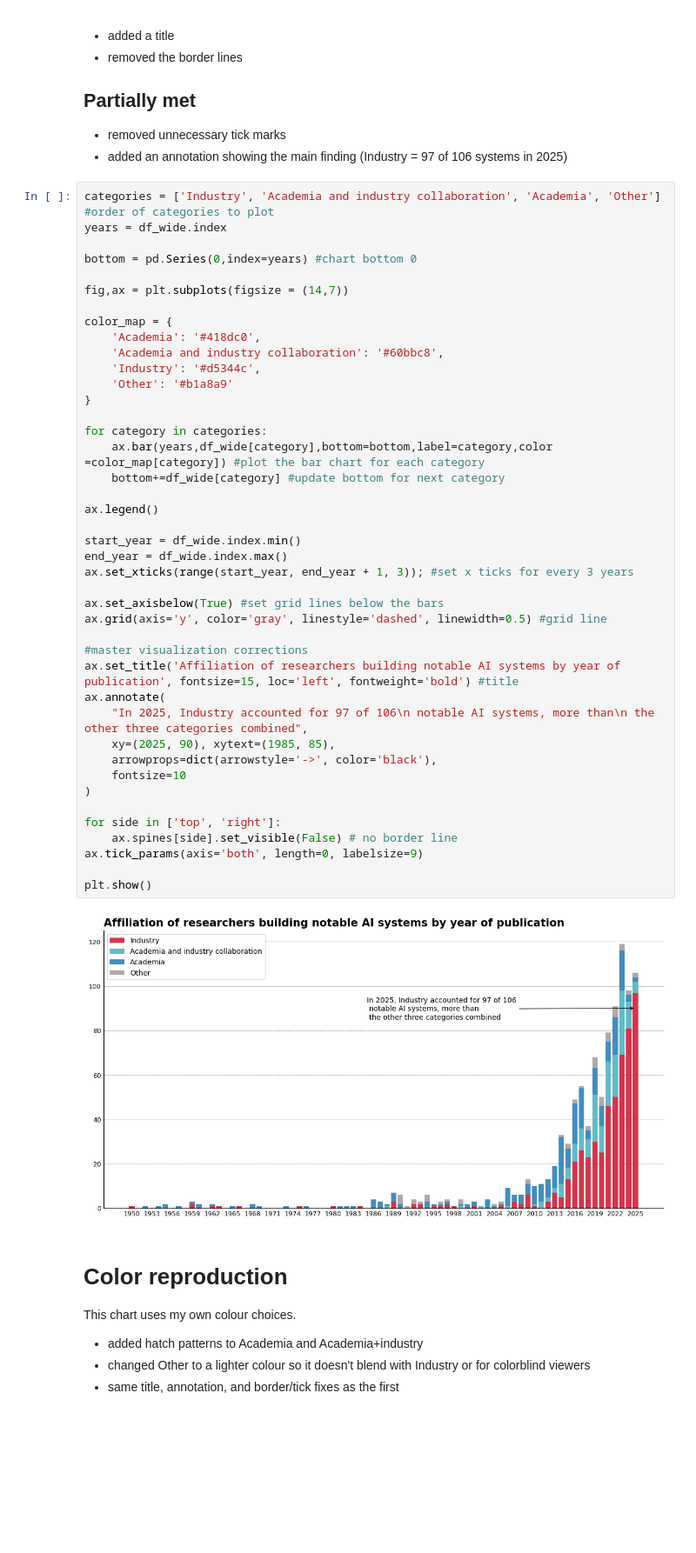
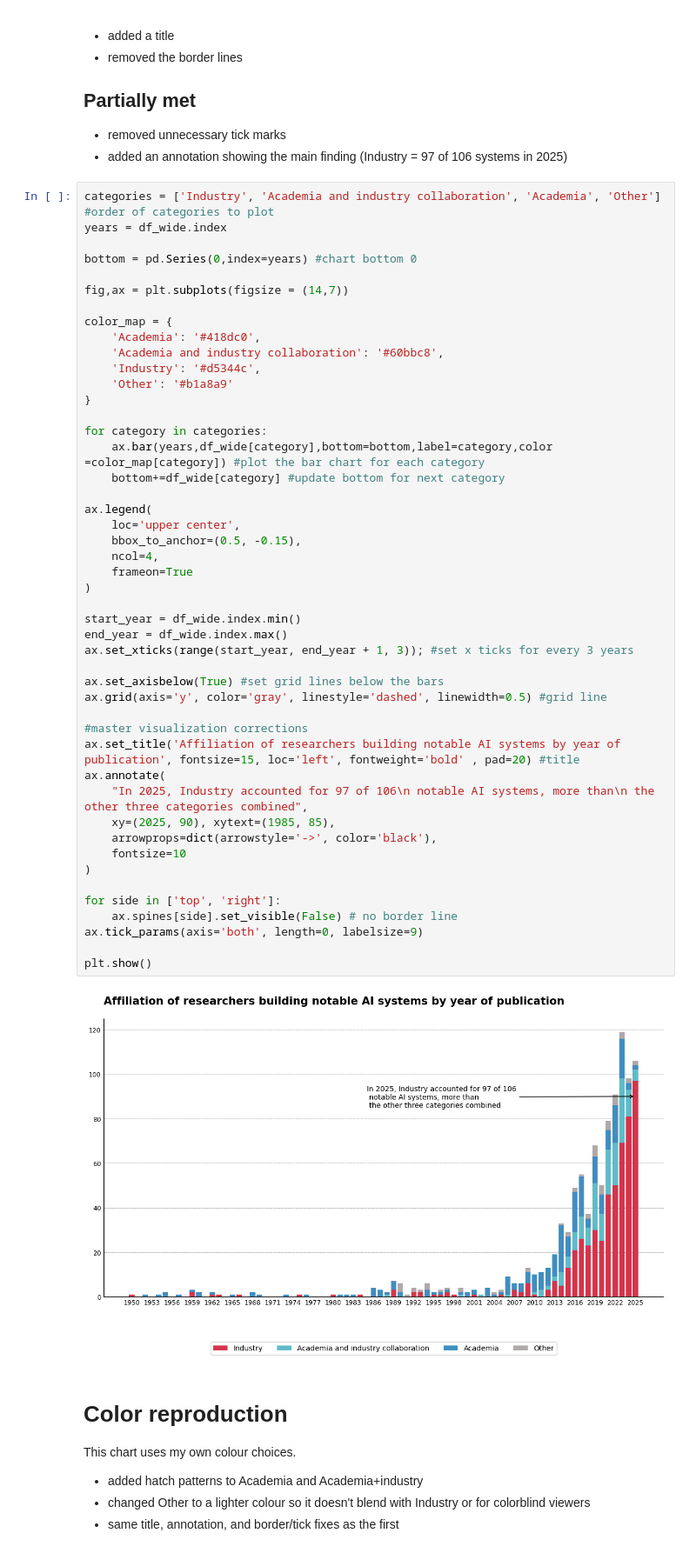
Before and after one commit to SadewCThanapathy/SadewCThanapathy.github.io, a Jupyter notebook: affiliation-researchers-building-artificial-intelligence-systems-all/module6_notebook.ipynb, the cells around one changed output. Shown at 87% size. Cells and saved outputs as stored; diff of their text form; blank space fills up the shorter version.

Commit message:
heading gap and legend component

```diff
--- a/affiliation-researchers-building-artificial-intelligence-systems-all/module6_notebook.ipynb
+++ b/affiliation-researchers-building-artificial-intelligence-systems-all/module6_notebook.ipynb
@@ -60,36 +60,41 @@ color_map = {
     'Industry': '#d5344c',
     'Other': '#b1a8a9'
 }
 
 for category in categories:
     ax.bar(years,df_wide[category],bottom=bottom,label=category,color =color_map[category]) #plot the bar chart for each category
     bottom+=df_wide[category] #update bottom for next category
 
-ax.legend()
+ax.legend(
+    loc='upper center',
+    bbox_to_anchor=(0.5, -0.15),
+    ncol=4,
+    frameon=True
+)
 
 start_year = df_wide.index.min()
 end_year = df_wide.index.max()
 ax.set_xticks(range(start_year, end_year + 1, 3)); #set x ticks for every 3 years
 
 ax.set_axisbelow(True) #set grid lines below the bars
 ax.grid(axis='y', color='gray', linestyle='dashed', linewidth=0.5) #grid line
 
 #master visualization corrections
-ax.set_title('Affiliation of researchers building notable AI systems by year of publication', fontsize=15, loc='left', fontweight='bold') #title
+ax.set_title('Affiliation of researchers building notable AI systems by year of publication', fontsize=15, loc='left', fontweight='bold' , pad=20) #title
 ax.annotate(
     "In 2025, Industry accounted for 97 of 106\n notable AI systems, more than\n the other three categories combined",
     xy=(2025, 90), xytext=(1985, 85),
     arrowprops=dict(arrowstyle='->', color='black'),
     fontsize=10
 )
 
 for side in ['top', 'right']:
     ax.spines[side].set_visible(False) # no border line
 ax.tick_params(axis='both', length=0, labelsize=9)
 
 plt.show()
 # %% [output]
-[figure, old version]
+[figure, new version]
 # %% [markdown]
 # Color reproduction
 
```
Also changed, not shown: parts of 1 cell of this notebook.
